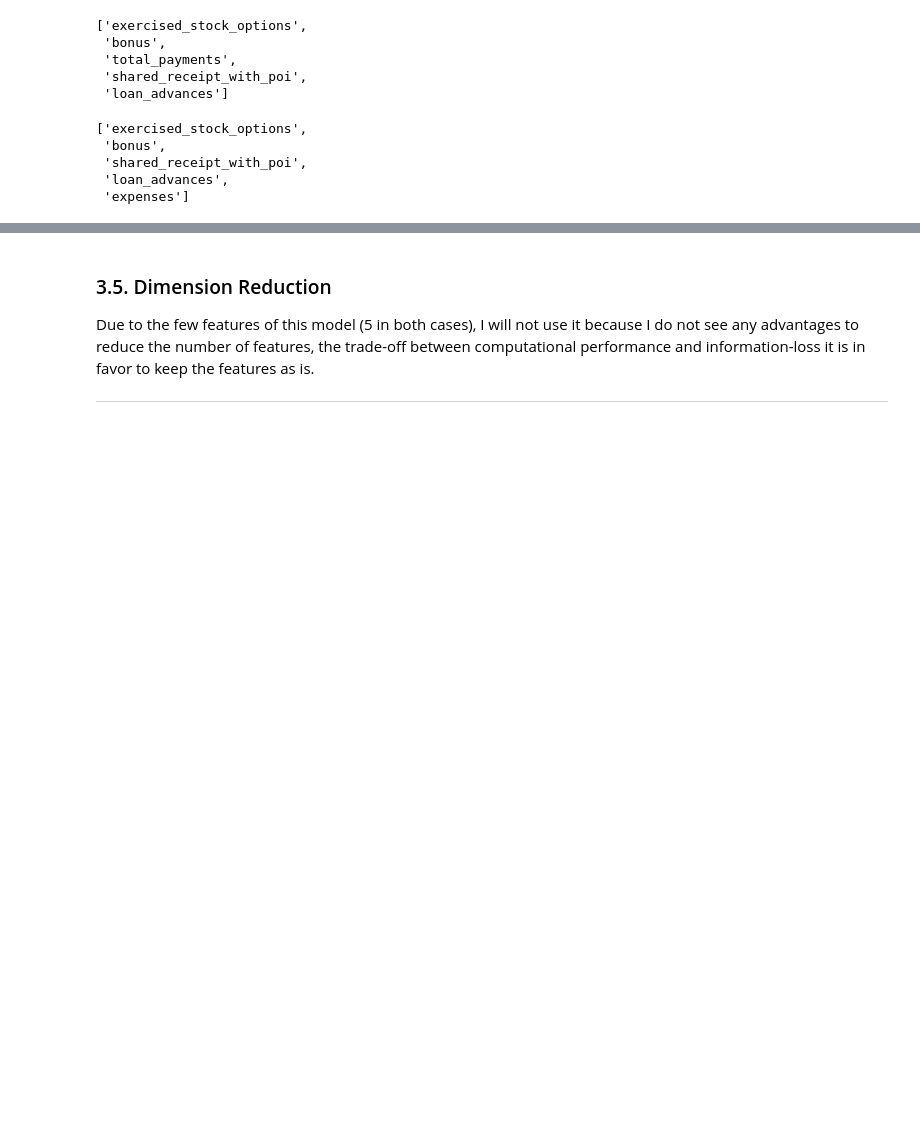
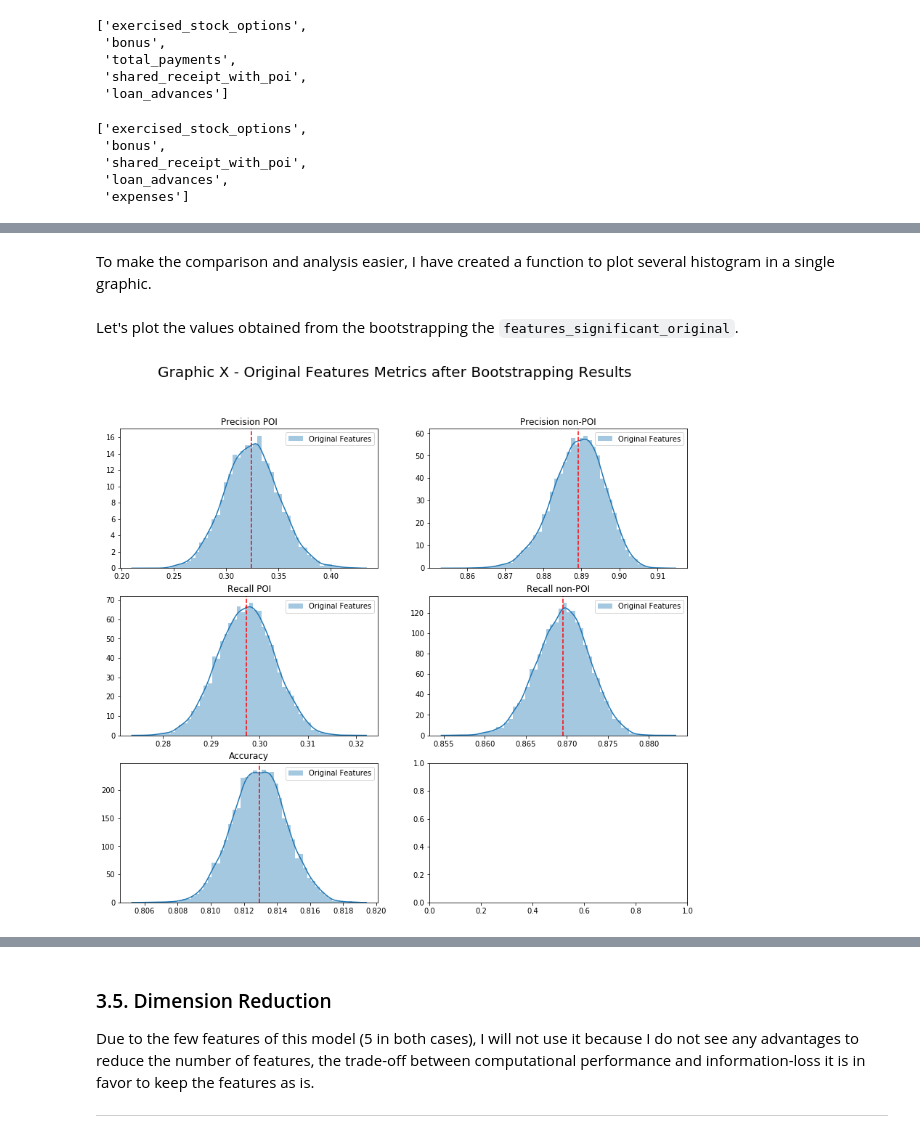
Before and after one commit to AndersonUyekita/ND111_data_science_foundations_02, a Jupyter notebook: 05-Chapter05/00-Project_04/nd111_project_04.ipynb, the cells around one changed output, grey strips where cells are left out. Cells and saved outputs as stored; diff of their text form; code cells hidden in the pictures; blank space fills up the shorter version.

```diff
--- a/05-Chapter05/00-Project_04/nd111_project_04.ipynb
+++ b/05-Chapter05/00-Project_04/nd111_project_04.ipynb
@@ -2493,2 +2497,0 @@ In this item I will compare these two list of features, using the A/B Testing ap
-# %%
-lab_original, feat_original = wrapper_featureformatsplit(my_dataset = my_dataset, features_list = features_significant_original)
@@ -2755,2 +2497,0 @@ lab_complete, feat_complete = wrapper_featureformatsplit(my_dataset = my_dataset
-# %%
-lab_original, feat_original = wrapper_featureformatsplit(my_dataset = my_dataset, features_list = features_significant_original)
@@ -2765,0 +2632,47 @@ plot_hist(tt, yy,
+# %%
+# Creating the dataset of features and the vector of lables.
+lab_original, feat_original = wrapper_featureformatsplit(my_dataset = my_dataset,
+                                                         features_list = features_significant_original)
+
+# Bootstrapping.
+df_bt_original = bootstrapping(bootstrap_sample(200, feat_original, lab_original, 4, 'gauss'), 10000, 200)
+# %% [markdown]
+To make the comparison and analysis easier, I have created a function to plot several histogram in a single graphic.
+# %%
+# Create a Histogram Matrix Graphic.
+def plot_hist_matrix(df, title = '', legend = '', list_subtitle = ['Accuracy',
+                                                                   'Recall non-POI',
+                                                                   'Recall POI',
+                                                                   'Precision non-POI',
+                                                                   'Precision POI']):
+    """
+    """
+    fig, axs = plt.subplots(nrows=3, ncols=2, figsize = [14, 12])
+
+    ax1 = axs[2, 0] # accuracy
+    ax2 = axs[1, 1] # recall_non_poi_pop
+    ax3 = axs[1, 0] # recall_poi_pop
+    ax4 = axs[0, 1] # precision_non_poi_pop
+    ax5 = axs[0, 0] # precision_poi_pop
+
+    plt.subplots_adjust(hspace = 0.2)
+
+    list_ax = [ax1, ax2, ax3, ax4, ax5]
+
+    for i in range(0, df.shape[1]):
+        sns.distplot(np.array(df.iloc[:,i]), ax = list_ax[i])
+        list_ax[i].set_title(list_subtitle[i])
+        list_ax[i].legend(legend)
+        list_ax[i].axvline(x = np.array(df.iloc[:,i].mean()), color = 'r', linestyle = 'dashed')
+
+    fig.suptitle(title, fontsize = 20);
+
+    plt.show()
+
+    return None
+# %% [markdown]
+Let's plot the values obtained from the bootstrapping the `features_significant_original`.
+# %%
+plot_hist_matrix(df_bt_original, 'Graphic X - Original Features Metrics after Bootstrapping Results', ['Original Features'])
+# %% [output]
+[figure, added]
```
Also changed, not shown: parts of 119 cells of this notebook, 2 other files.
